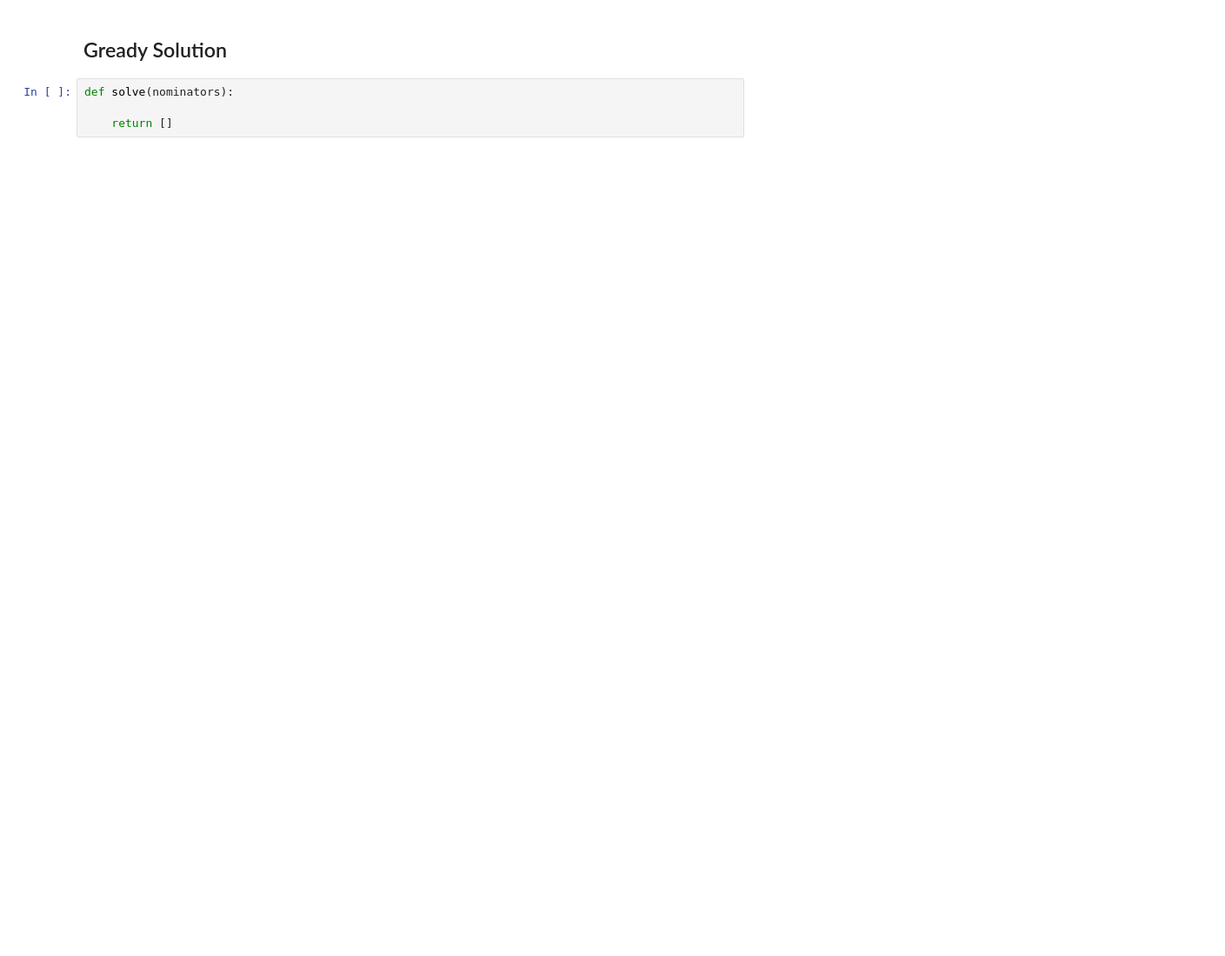
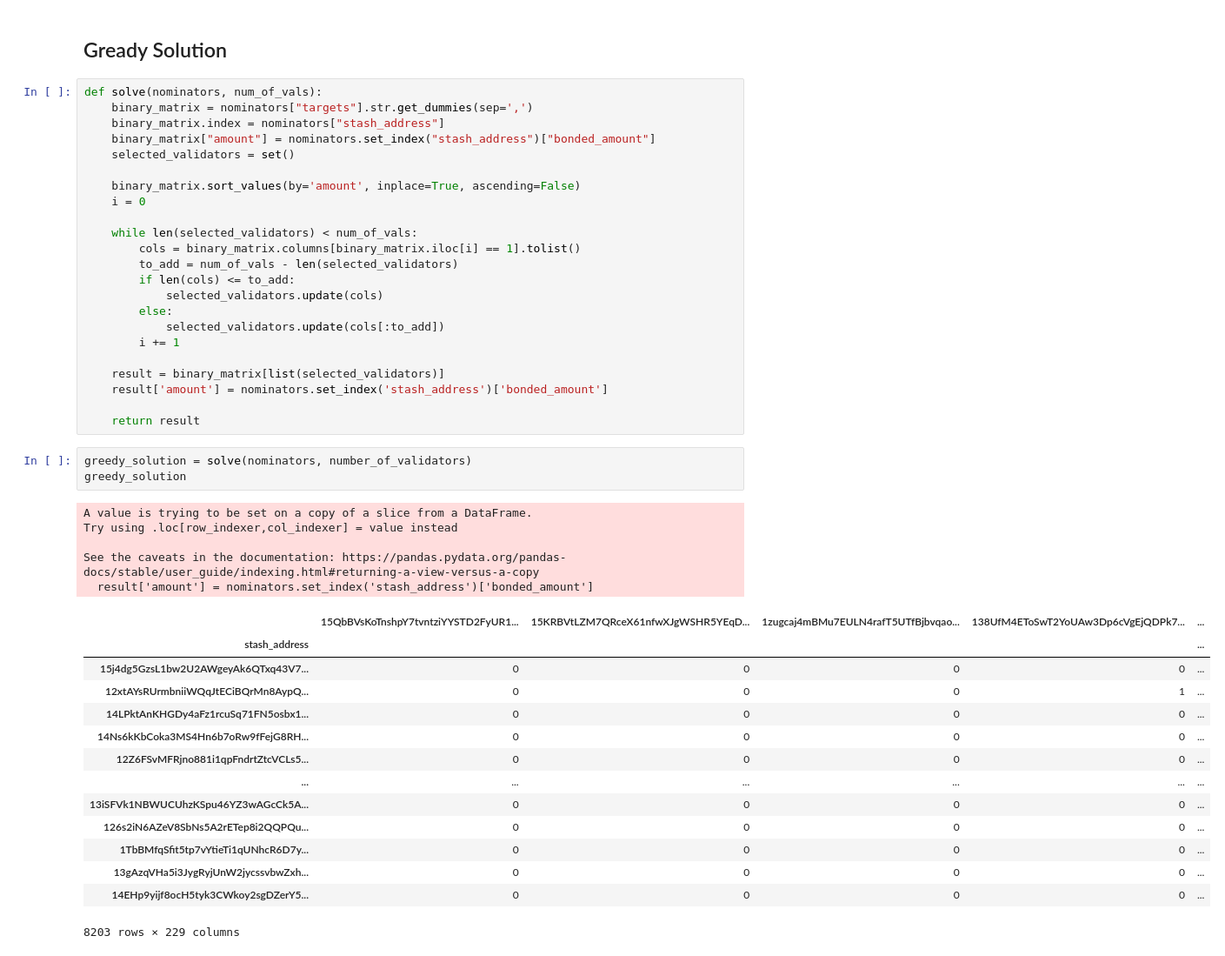
Before and after one commit to markopolo139/PolkadotProblemClasses, a Jupyter notebook: notebook.ipynb, the cells around one changed output. Shown at 87% size. Drawn from its saved outputs; the diff is of its cells as text; blank space fills up the shorter version.

Commit message:
greedy solution

```diff
--- a/notebook.ipynb
+++ b/notebook.ipynb
@@ -281,6 +295,48 @@ score
 # %% [markdown]
 ## Gready Solution
-# %%
-def solve(nominators):
-
-    return []
+# %%
+def solve(nominators, num_of_vals):
+    binary_matrix = nominators["targets"].str.get_dummies(sep=',')
+    binary_matrix.index = nominators["stash_address"]
+    binary_matrix["amount"] = nominators.set_index("stash_address")["bonded_amount"]
+    selected_validators = set()
+
+    binary_matrix.sort_values(by='amount', inplace=True, ascending=False)
+    i = 0
+
+    while len(selected_validators) < num_of_vals:
+        cols = binary_matrix.columns[binary_matrix.iloc[i] == 1].tolist()
+        to_add = num_of_vals - len(selected_validators)
+        if len(cols) <= to_add:
+            selected_validators.update(cols)
+        else:
+            selected_validators.update(cols[:to_add])
+        i += 1
+
+    result = binary_matrix[list(selected_validators)]
+    result['amount'] = nominators.set_index('stash_address')['bonded_amount']
+
+    return result
+# %%
+greedy_solution = solve(nominators, number_of_validators)
+greedy_solution
+# %% [output]
+A value is trying to be set on a copy of a slice from a DataFrame.
+Try using .loc[row_indexer,col_indexer] = value instead
+
+See the caveats in the documentation: https://pandas.pydata.org/pandas-docs/stable/user_guide/indexing.html#returning-a-view-versus-a-copy
+  result['amount'] = nominators.set_index('stash_address')['bonded_amount']
+|  | 15QbBVsKoTnshpY7tvntziYYSTD2FyUR1... | 15KRBVtLZM7QRceX61nfwXJgWSHR5YEqD... | 1zugcaj4mBMu7EULN4rafT5UTfBjbvqao... | 138UfM4EToSwT2YoUAw3Dp6cVgEjQDPk7... | ... |
+| stash_address |  |  |  |  | ... |
+| 15j4dg5GzsL1bw2U2AWgeyAk6QTxq43V7... | 0 | 0 | 0 | 0 | ... |
+| 12xtAYsRUrmbniiWQqJtECiBQrMn8AypQ... | 0 | 0 | 0 | 1 | ... |
+| 14LPktAnKHGDy4aFz1rcuSq71FN5osbx1... | 0 | 0 | 0 | 0 | ... |
+| 14Ns6kKbCoka3MS4Hn6b7oRw9fFejG8RH... | 0 | 0 | 0 | 0 | ... |
+| 12Z6FSvMFRjno881i1qpFndrtZtcVCLs5... | 0 | 0 | 0 | 0 | ... |
+| ... | ... | ... | ... | ... | ... |
+| 13iSFVk1NBWUCUhzKSpu46YZ3wAGcCk5A... | 0 | 0 | 0 | 0 | ... |
+| 126s2iN6AZeV8SbNs5A2rETep8i2QQPQu... | 0 | 0 | 0 | 0 | ... |
+| 1TbBMfqSfit5tp7vYtieTi1qUNhcR6D7y... | 0 | 0 | 0 | 0 | ... |
+| 13gAzqVHa5i3JygRyjUnW2jycssvbwZxh... | 0 | 0 | 0 | 0 | ... |
+| 14EHp9yijf8ocH5tyk3CWkoy2sgDZerY5... | 0 | 0 | 0 | 0 | ... |
+8203 rows × 229 columns
```
Also changed, not shown: parts of 11 cells of this notebook.
